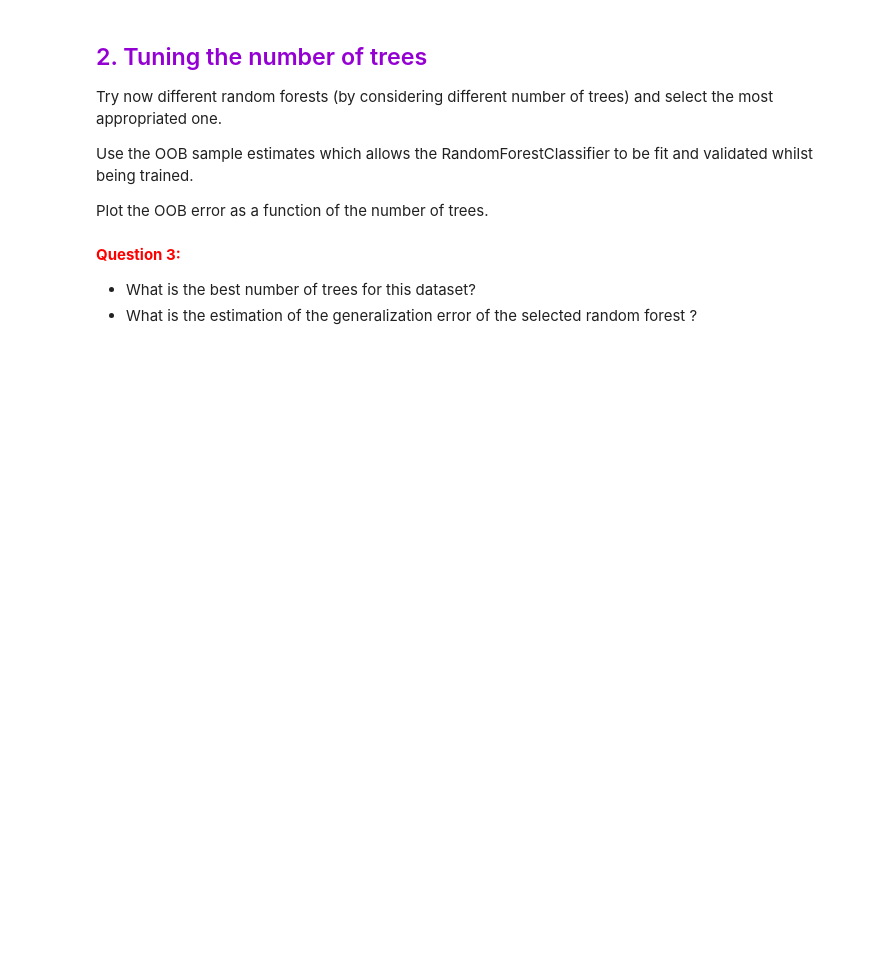
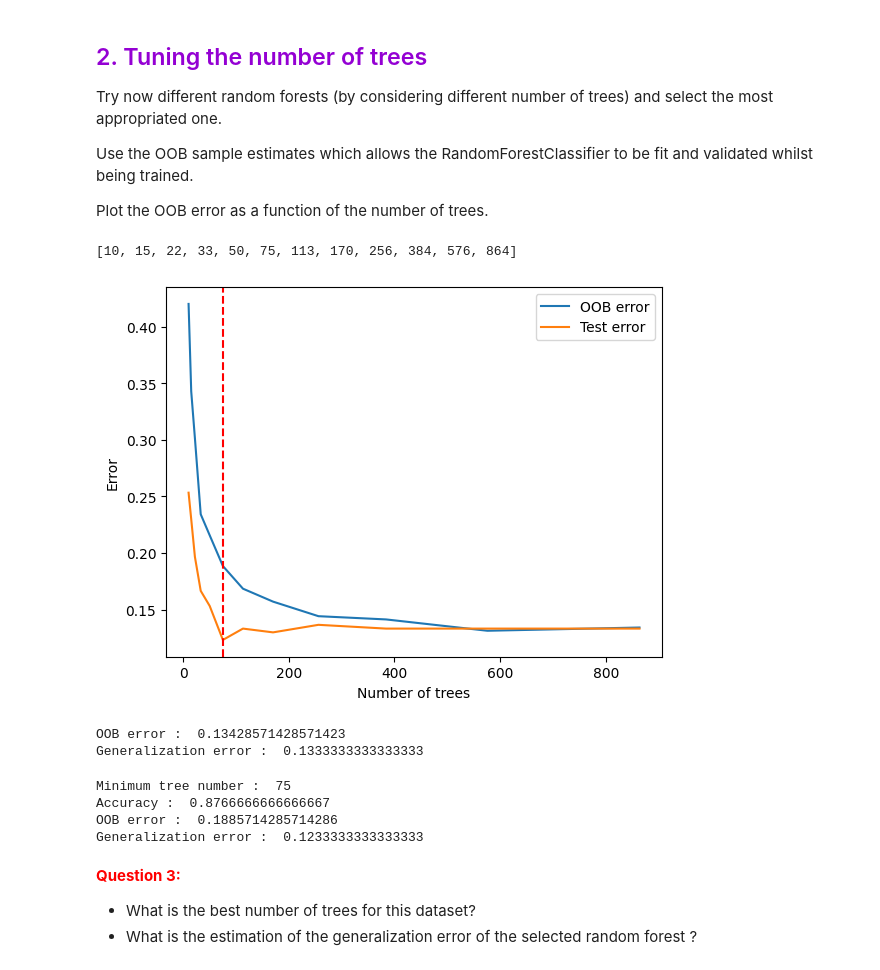
Before and after one commit to FenrirWolf4566/TP-AA-3, a Jupyter notebook: TP3_Random_Forest_student.ipynb, the cells around one changed output. Drawn from its saved outputs; the diff is of its cells as text; code cells hidden in the pictures; blank space fills up the shorter version.

```diff
--- a/TP3_Random_Forest_student.ipynb
+++ b/TP3_Random_Forest_student.ipynb
@@ -27,3 +51,12 @@ mnist = pd.read_csv('./data/cp_sample.csv', sep=';')
 # %%
 # Dataset split into train/test set
 data_train, data_test = train_test_split(mnist, test_size = 0.3, random_state = 4)
+
+
+X = data_train.iloc[:, 1:]
+y = data_train.iloc[:, 0]
+
+X_test = data_test.iloc[:, 1:]
+y_test = data_test.iloc[:, 0]
+#Class distribution in train
+print("Train set : ", data_train["label"].value_counts())
@@ -35,0 +79,8 @@ data_train, data_test = train_test_split(mnist, test_size = 0.3, random_state =
+# %%
+randomForest10 = RandomForestClassifier(n_estimators=10,max_depth=10, random_state=0, oob_score=True)
+
+randomForest10.fit(X, y)
+
+# Estimage the generalization score
+oob_score = randomForest10.oob_score_
+print("Estimation of OOB score:", oob_score)
@@ -58,3 +138,58 @@ Plot the OOB error as a function of the number of trees.
+# %%
+oob_errors = []
+test_errors =[]
+
+x = 10
+nn = []
+while x < 1000:
+    nn.append(int(x))
+    x *= 1.5
+print(nn)
+
+# nn = [1,10,20,50,100,200,300]
+for n in nn:
+    randomForestN = RandomForestClassifier(n_estimators=n,max_depth=10, random_state=0, oob_score=True)
+    randomForestN.fit(X, y)
+    #print("OOB error for n_estimators = ", n, ":", 1-randomForestN.oob_score_)
+    oob_errors.append(1-randomForestN.oob_score_)
+    test_errors.append(1-randomForestN.score(X_test, y_test))
+
+plt.plot(nn, oob_errors, label="OOB error")
+plt.plot(nn, test_errors, label="Test error")
+# vertical line
+plt.legend()
+plt.ylabel("Error")
+plt.xlabel("Number of trees")
+minimum = nn[np.argmin(test_errors)]
+plt.axvline(x=minimum, color='r', linestyle='--')
+plt.show()
+
+# Best treerint("Minimum tree number : ",minimum)
+print("OOB error : ",1-randomForestN.oob_score_)
+print("Generalization error : ",1-randomForestN.score(X_test, y_test))
+# %% [output]
+[10, 15, 22, 33, 50, 75, 113, 170, 256, 384, 576, 864]
+[figure, added]
+OOB error :  0.13428571428571423
+Generalization error :  0.1333333333333333
+# %%
+# selected model evaluation
+best_number_tree = minimum
+randomForestBest = RandomForestClassifier(n_estimators=best_number_tree,max_depth=10, random_state=0, oob_score=True)
+randomForestBest.fit(X, y)
+score = randomForestBest.score(X_test, y_test)
+
+
+# Best tree
+print("Minimum tree number : ",minimum)
+print("Accuracy : ", score)
+print("OOB error : ",1-randomForestBest.oob_score_)
+print("Generalization error : ",1-score)
+# %% [output]
+Minimum tree number :  75
+Accuracy :  0.8766666666666667
+OOB error :  0.1885714285714286
+Generalization error :  0.1233333333333333
 # %% [markdown]
 <font color="red">**Question 3:**</font>
 - What is the best number of trees for this dataset?
```
Also changed, not shown: parts of 23 cells of this notebook.
